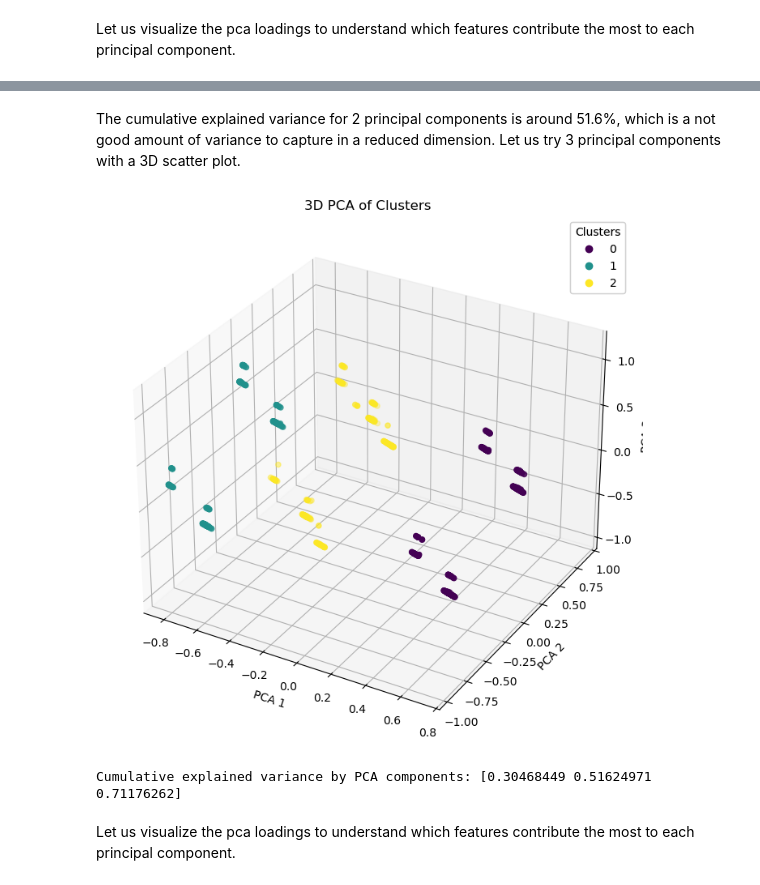
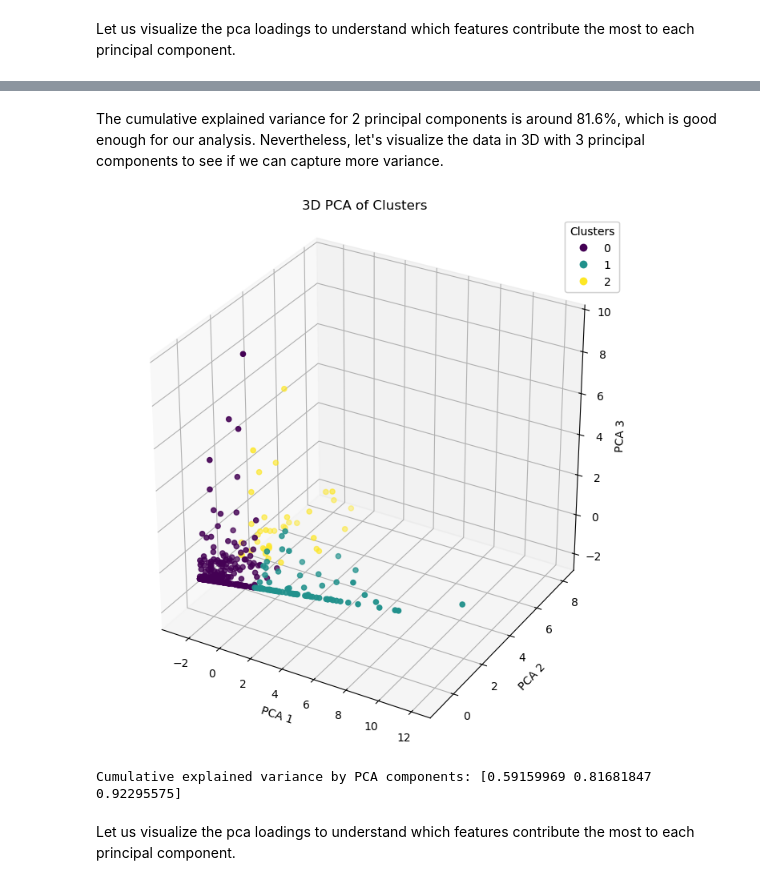
Before and after one commit to javierferna/point-processes-hawkes, a Jupyter notebook: point_processes.ipynb, the cells around one changed output, grey strips where cells are left out. Cells and saved outputs as stored; diff of their text form; code cells hidden in the pictures.

```diff
--- a/point_processes.ipynb
+++ b/point_processes.ipynb
@@ -57,6 +69,10 @@ numerical_data["F7"] = scaler.fit_transform(numerical_data[["F7"]])
 Let us cluster the data to see if we can find some patterns. We will use a simple Kmeans clustering algorithm without considering the `ID` column.
 # %%
 from sklearn.cluster import KMeans
+import warnings
+warnings.filterwarnings("ignore")
+
+numerical_data = data.drop(columns=["ID"])
 
 kmeans = KMeans(n_clusters=3)
 clusters = kmeans.fit_predict(numerical_data)
@@ -124,34 +141,36 @@ Cumulative explained variance by PCA components: [0.30468449 0.51624971 0.711762
 # %% [markdown]
-The cumulative explained variance for 2 principal components is around 51.6%, which is a not good amount of variance to capture in a reduced dimension. Let us try 3 principal components with a 3D scatter plot.
+The cumulative explained variance for 2 principal components is around 81.6%, which is good enough for our analysis. Nevertheless, let's visualize the data in 3D with 3 principal components to see if we can capture more variance.
 # %%
 from sklearn.decomposition import PCA
 from mpl_toolkits.mplot3d import Axes3D
 import numpy as np
 
 # Exclude categorical columns for PCA
 pca = PCA(n_components=3)
 features = numerical_data.values
 components = pca.fit_transform(features)
 
 # 3D Scatter plot of clusters based on 3 PCA components
 fig = plt.figure(figsize=(10, 7))
 ax = fig.add_subplot(111, projection='3d')
 scatter = ax.scatter(components[:, 0], components[:, 1], components[:, 2], c=clusters, cmap='viridis')
 ax.set_title("3D PCA of Clusters")
 ax.set_xlabel("PCA 1")
 ax.set_ylabel("PCA 2")
 ax.set_zlabel("PCA 3")
 legend1 = ax.legend(*scatter.legend_elements(), title="Clusters")
 ax.add_artist(legend1)
 
 fig.tight_layout()
+ax.set_box_aspect([1,1,1])
+
 plt.show()
 
 
 print("Cumulative explained variance by PCA components:", np.cumsum(pca.explained_variance_ratio_))
 # %% [output]
-[figure, old version]
+[figure, new version]
-Cumulative explained variance by PCA components: [0.30468449 0.51624971 0.71176262]
+Cumulative explained variance by PCA components: [0.59159969 0.81681847 0.92295575]
 # %% [markdown]
 Let us visualize the pca loadings to understand which features contribute the most to each principal component.
 # %%
```
Also changed, not shown: parts of 7 cells of this notebook.
